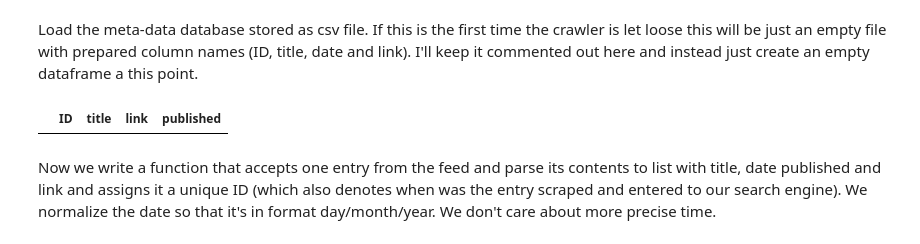
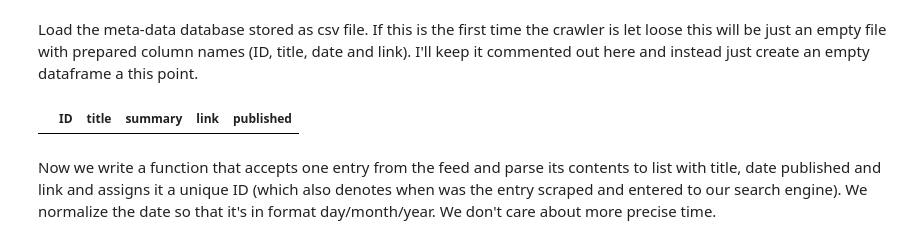
Before and after one commit to dominikklepl/News-search-engine, a Jupyter notebook: Code_explanation.ipynb, the cells around one changed output. Saved outputs shown, nothing was run; the diff lists cells and outputs as text; code cells hidden in the pictures.

```diff
--- a/Code_explanation.ipynb
+++ b/Code_explanation.ipynb
@@ -37,10 +39,10 @@ Load the meta-data database stored as csv file. If this is the first time the cr
 I'll keep it commented out here and instead just create an empty dataframe a this point.
 # %%
 #meta_data = pd.read_csv(PATH + "database.csv", index_col = 'Unnamed: 0')
-meta_data = pd.DataFrame(columns=['ID', 'title', 'link', 'published'])
+meta_data = pd.DataFrame(columns=['ID', 'title', 'summary', 'link', 'published'])
 meta_data.head()
 # %% [output]
-|  | ID | title | link | published |
+|  | ID | title | summary | link | published |
 # %% [markdown]
 Now we write a function that accepts one entry from the feed and parse its contents to list with title, date published and link and assigns it a unique ID (which also denotes when was the entry scraped and entered to our search engine).
 We normalize the date so that it's in format day/month/year. We don't care about more precise time.
```
Also changed, not shown: parts of 53 cells of this notebook.
